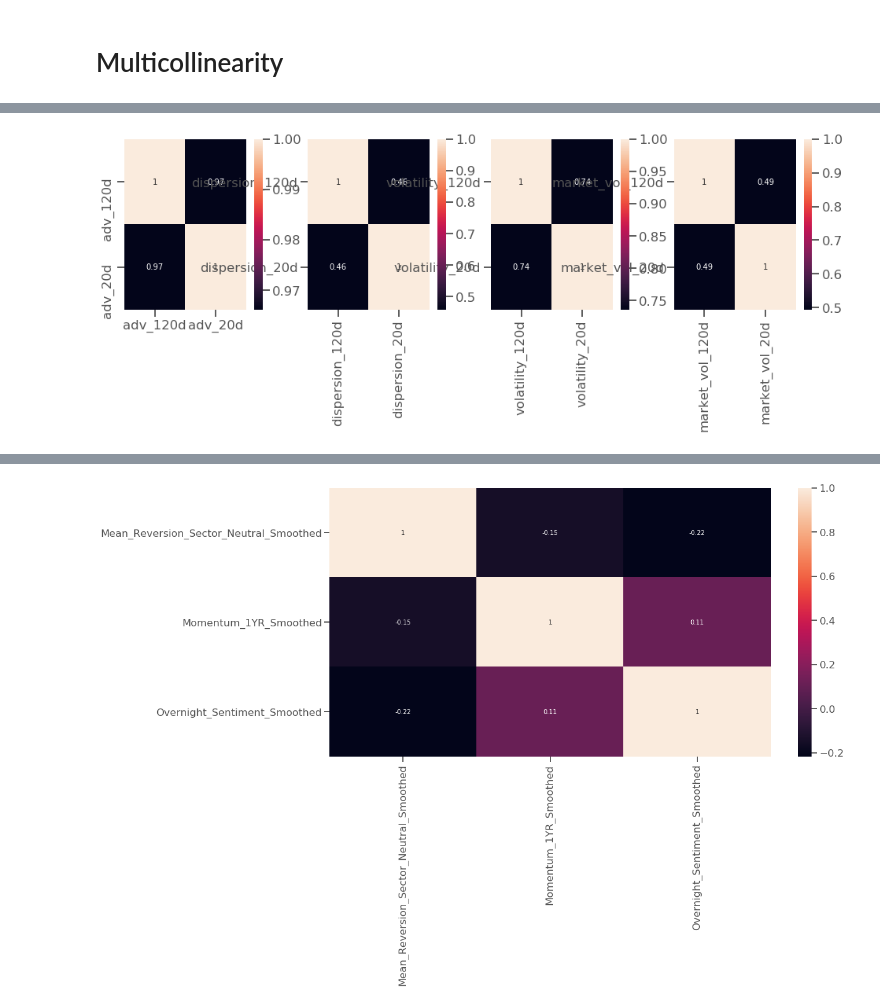
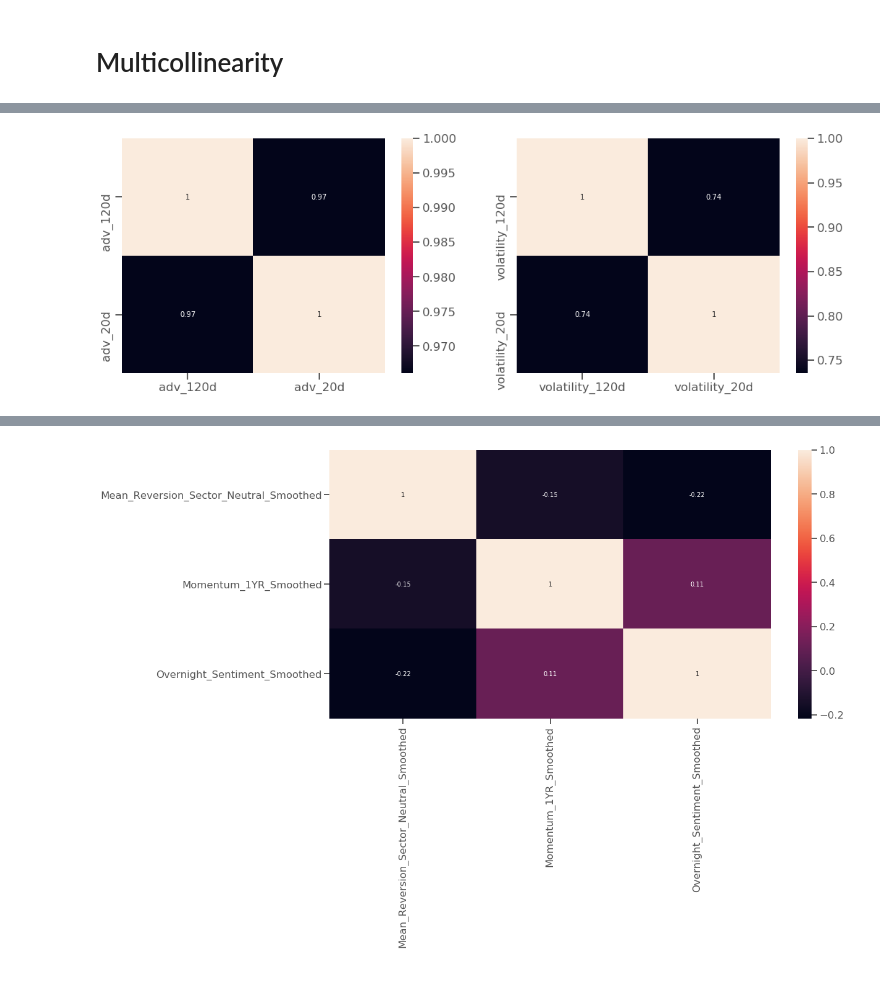
Before and after one commit to manualrg/dslab-ai-for-trading, a Jupyter notebook: notebooks/03_ml_models/01_mlmod_eda.ipynb, the cells around one changed output, grey strips where cells are left out. Drawn from its saved outputs; the diff is of its cells as text; code cells hidden in the pictures; blank space fills up the shorter version.

```diff
--- a/notebooks/03_ml_models/01_mlmod_eda.ipynb
+++ b/notebooks/03_ml_models/01_mlmod_eda.ipynb
@@ -19,16 +33,12 @@ all_factors[quant_features].describe().T
 | market_vol_120d | 361284.0 | 1.252853e-01 | 0.019350 | 0.086119 | 0.114585 | 0.120704 | 0.132684 | 0.184001 |
 | market_vol_20d | 361284.0 | 1.216308e-01 | 0.043465 | 0.050347 | 0.092718 | 0.112689 | 0.143227 | 0.305171 |
 # %%
-fig, axs = plt.subplots(1, 4, figsize=(16, 4))
+fig, axs = plt.subplots(1, 2, figsize=(18, 6))
 ax = axs[0]
 sns.heatmap(all_factors[['adv_120d', 'adv_20d']].corr(),annot=True, ax=ax)
 ax = axs[1]
-sns.heatmap(all_factors[['dispersion_120d', 'dispersion_20d']].corr(),annot=True, ax=ax)
-ax = axs[2]
 sns.heatmap(all_factors[['volatility_120d', 'volatility_20d']].corr(),annot=True, ax=ax)
-ax = axs[3]
-sns.heatmap(all_factors[['market_vol_120d', 'market_vol_20d']].corr(),annot=True, ax=ax)
 
 plt.show()
 # %% [output]
-[figure, old version]
+[figure, new version]
```
Also changed, not shown: parts of 45 cells of this notebook, 1 other file.
